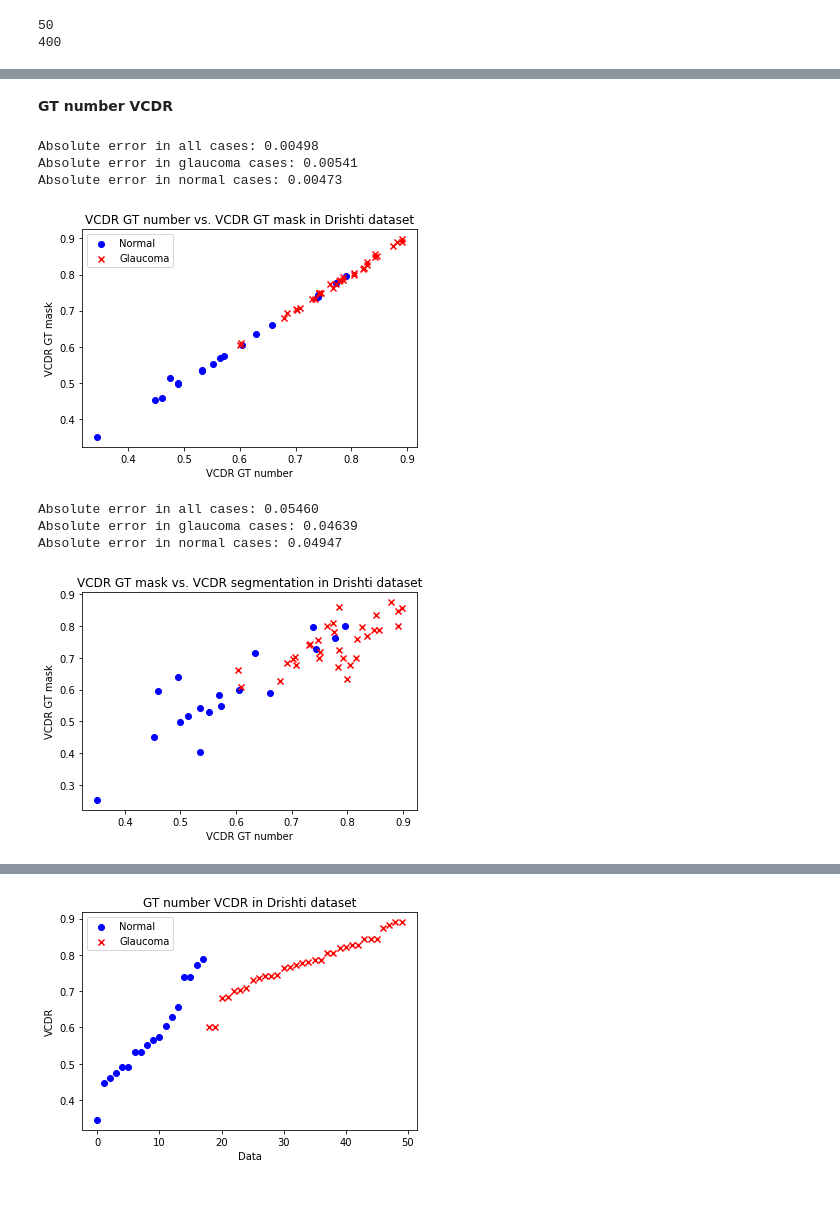
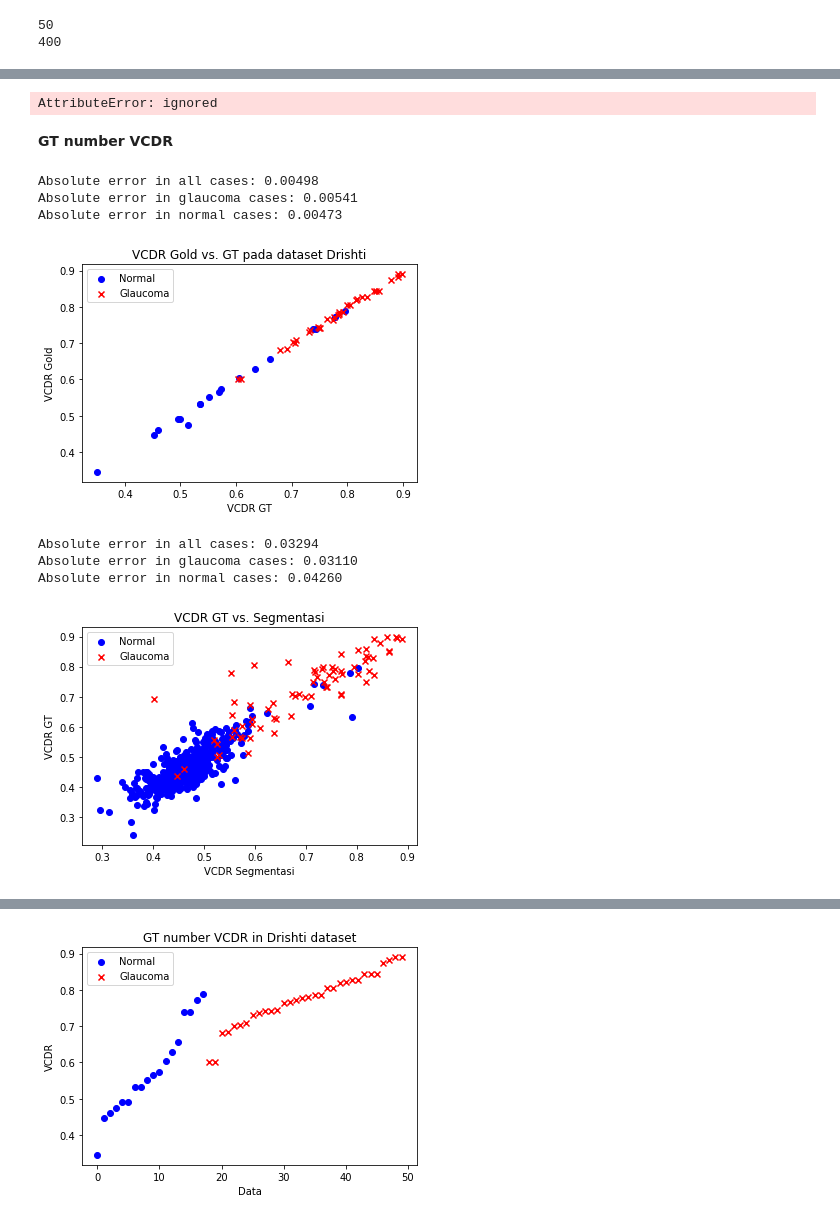
Before and after one commit to anasnafis77/Glaucoma-Detection-UNet, a Jupyter notebook: Glaucoma_inference.ipynb, the cells around one changed output, grey strips where cells are left out. Saved outputs shown, nothing was run; the diff lists cells and outputs as text; code cells hidden in the pictures.

```diff
--- a/Glaucoma_inference.ipynb
+++ b/Glaucoma_inference.ipynb
@@ -78,0 +84,6 @@ Please use `tqdm.notebook.tqdm` instead of `tqdm.tqdm_notebook`
+# %%
+inf_df = pd.DataFrame({'VCDR Gold': VCDR_gtn, 'VCDR': VCDR_seg, 'HCDR': HCDR_seg,
+                       'ACDR': ACDR_seg, 'VCDR GT': VCDR_gtm, 'HCDR GT': HCDR_gtm,
+                       'ACDR GT': ACDR_gtm, 'tag': df['tag'].tolist()})
+inf_df.to_csv('/content/gdrive/My Drive/Drive Tugas Akhir/Kode/inference_data.csv')
+inf_df.to_json('/content/gdrive/My Drive/Drive Tugas Akhir/Kode/inference_data.json')
@@ -91,13 +187,36 @@ def sorting_xy(x, y):
+# %%
+from sklearn import svm
+# define the model
+model = svm.SVC(kernel='linear')
+
+# fit the model
+model.fit(X, y)
+# get importance
+
+# summarize feature importance
+for i,v in enumerate(importance):
+	print('Feature: %0d, Score: %.5f' % (i,v))
+# plot feature importance
+
+plt.bar([1,2,3], importance)
+plt.title('Tingkat kepentingan fitur glaukoma')
+plt.ylabel('Tingkat kepentingan')
+plt.xticks([1, 2, 3], labels=['VCDR', 'HCDR', 'ACDR'])
+plt.show()
+# %% [output]
+AttributeError: ignored
 # %% [markdown]
 **GT number VCDR**
 # %%
-abs_e = np.sum(abs(VCDR_gtn[:50]-VCDR_gtm[:50]))/ len(VCDR_gtn[:50])
-xo = VCDR_gtn[dr_n_ix]
-yo = VCDR_gtm[dr_n_ix]
+abs_e = np.sum(abs(inf_df['VCDR Gold'][:50]-inf_df['VCDR GT'][:50]))/ 50
+xo = inf_df['VCDR GT'][dr_n_ix]
+yo = inf_df['VCDR Gold'][dr_n_ix]
 abs_e_dr = np.sum(abs(xo-yo))/len(xo)
-xi = VCDR_gtn[dr_gl_ix]
-yi = VCDR_gtm[dr_gl_ix]
+xi = inf_df['VCDR GT'][dr_gl_ix]
+yi = inf_df['VCDR Gold'][dr_gl_ix]
 abs_e_re = np.sum(abs(xi-yi))/len(xi)
+x = inf_df['VCDR GT']
+y = inf_df['VCDR Gold']
 
 print('Absolute error in all cases: {:.5f}'.format(abs_e))
 print('Absolute error in glaucoma cases: {:.5f}'.format(abs_e_dr))
@@ -105,41 +224,38 @@ print('Absolute error in normal cases: {:.5f}'.format(abs_e_re))
 
 plt.scatter(xo, yo, marker='o', color='b', label='Normal')
 plt.scatter(xi, yi, marker='x', color='r', label='Glaucoma')
-plt.ylabel('VCDR GT mask')
-plt.xlabel('VCDR GT number')
-plt.title('VCDR GT number vs. VCDR GT mask in Drishti dataset')
+plt.ylabel('VCDR Gold')
+plt.xlabel('VCDR GT')
+plt.title('VCDR Gold vs. GT pada dataset Drishti')
 plt.legend()
 plt.show()
 # %% [output]
 Absolute error in all cases: 0.00498
 Absolute error in glaucoma cases: 0.00541
 Absolute error in normal cases: 0.00473
-[figure, old version]
+[figure, new version]
 # %%
-VCDR_GTM = VCDR_gtm.copy()
-VCDR_GTM = np.delete(VCDR_GTM, nan_ix)
-VCDR_SEG = np.delete(VCDR_seg, nan_ix)
-
-abs_e = np.sum(abs(VCDR_GTM-VCDR_SEG))/ len(VCDR_GTM)
-xo = VCDR_GTM[dr_n_ix]
-yo = VCDR_SEG[dr_n_ix]
+abs_e = np.sum(abs(inf_df['VCDR GT']-inf_df['VCDR']))/ len(inf_df['VCDR'])
+xo = inf_df.loc[inf_df['tag']=='Normal']['VCDR']
+yo = inf_df.loc[inf_df['tag']=='Normal']['VCDR GT']
 abs_e_dr = np.sum(abs(xo-yo))/len(xo)
-xi = VCDR_GTM[dr_gl_ix]
-yi = VCDR_SEG[dr_gl_ix]
+xi = inf_df.loc[inf_df['tag']=='Glaucoma']['VCDR']
+yi = inf_df.loc[inf_df['tag']=='Glaucoma']['VCDR GT']
 abs_e_re = np.sum(abs(xi-yi))/len(xi)
 
 print('Absolute error in all cases: {:.5f}'.format(abs_e))
 print('Absolute error in glaucoma cases: {:.5f}'.format(abs_e_dr))
 print('Absolute error in normal cases: {:.5f}'.format(abs_e_re))
 
 plt.scatter(xo, yo, marker='o', color='b', label='Normal')
 plt.scatter(xi, yi, marker='x', color='r', label='Glaucoma')
-plt.ylabel('VCDR GT mask')
-plt.xlabel('VCDR GT number')
-plt.title('VCDR GT mask vs. VCDR segmentation in Drishti dataset')
+plt.ylabel('VCDR GT')
+plt.xlabel('VCDR Segmentasi')
+plt.title('VCDR GT vs. Segmentasi')
+plt.legend()
 plt.show()
 # %% [output]
-Absolute error in all cases: 0.05460
-Absolute error in glaucoma cases: 0.04639
-Absolute error in normal cases: 0.04947
+Absolute error in all cases: 0.03294
+Absolute error in glaucoma cases: 0.03110
+Absolute error in normal cases: 0.04260
-[figure, old version]
+[figure, new version]
```
Also changed, not shown: parts of 16 cells of this notebook.
